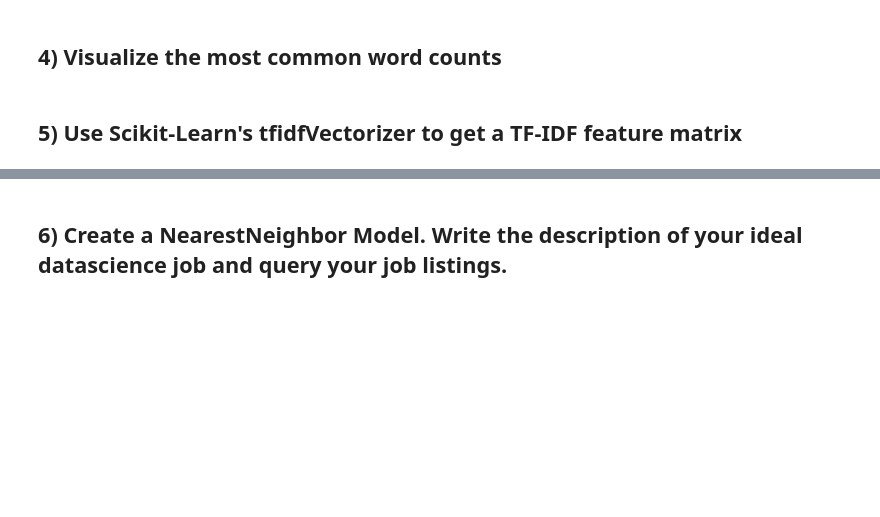
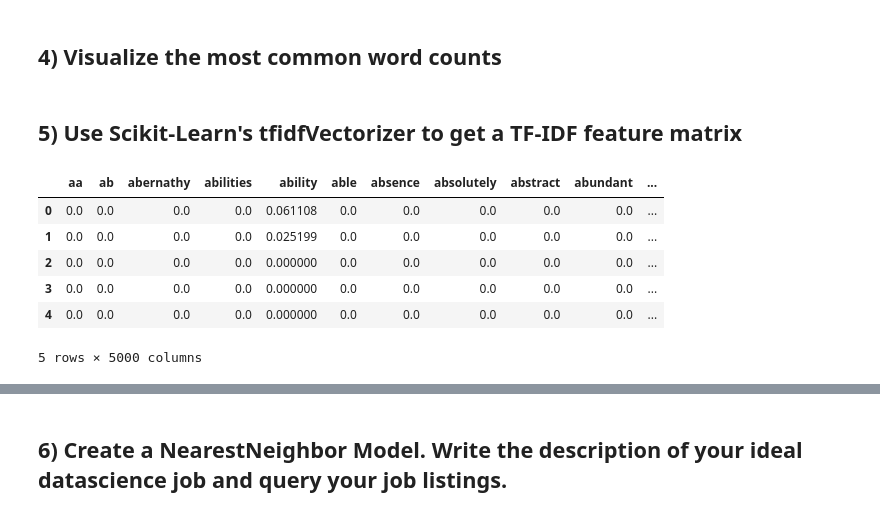
Before and after one commit to RMDircio/DS-Unit-4-Sprint-1-NLP, a Jupyter notebook: module2-vector-representations/Regina_Dircio_DSPT5_412_Vector_Representations_Assignment.ipynb, the cells around one changed output, grey strips where cells are left out. Cells and saved outputs as stored; diff of their text form; code cells hidden in the pictures; blank space fills up the shorter version.

```diff
--- a/module2-vector-representations/Regina_Dircio_DSPT5_412_Vector_Representations_Assignment.ipynb
+++ b/module2-vector-representations/Regina_Dircio_DSPT5_412_Vector_Representations_Assignment.ipynb
@@ -82,13 +91,13 @@ jobs['tokens'] = jobs['tokens'].apply(clean_punct)
 # %% [markdown]
 ## 2) Use Spacy to tokenize the listings
 # %%
-nlp = spacy.load("en_core_web_lg")
+# nlp = spacy.load("en_core_web_lg")
 
-tokens = []
+# tokens = []
 
-""" Make them tokens """
-for doc in tokenizer.pipe(jobs['tokens'], batch_size=500):
-    doc_tokens = [token.text for token in doc]
-    tokens.append(doc_tokens)
+# """ Make them tokens """
+# for doc in tokenizer.pipe(jobs['tokens'], batch_size=500):
+#     doc_tokens = [token.text for token in doc]
+#     tokens.append(doc_tokens)
 
-jobs['tokens'] = tokens
+# jobs['tokens'] = tokens
@@ -144,0 +154,26 @@ raise Exception("\nThis task is not complete. \nReplace this line with your code
+# %%
+from sklearn.feature_extraction.text import TfidfVectorizer
+
+# Instantiate vectorizer object
+tfidf = TfidfVectorizer(stop_words='english', max_features=5000)
+
+# Create a vocabulary and get word counts per document
+# Similiar to fit_predict
+'''FIT AND TRANSFROM - use on training data'''
+dtm = tfidf.fit_transform(data)
+
+# Print word counts
+
+# Get feature names to use as dataframe column headers
+dtm = pd.DataFrame(dtm.todense(), columns=tfidf.get_feature_names())
+
+# View Feature Matrix as DataFrame
+dtm.head()
+# %% [output]
+|  | aa | ab | abernathy | abilities | ability | able | absence | absolutely | abstract | abundant | ... |
+| 0 | 0.0 | 0.0 | 0.0 | 0.0 | 0.061108 | 0.0 | 0.0 | 0.0 | 0.0 | 0.0 | ... |
+| 1 | 0.0 | 0.0 | 0.0 | 0.0 | 0.025199 | 0.0 | 0.0 | 0.0 | 0.0 | 0.0 | ... |
+| 2 | 0.0 | 0.0 | 0.0 | 0.0 | 0.000000 | 0.0 | 0.0 | 0.0 | 0.0 | 0.0 | ... |
+| 3 | 0.0 | 0.0 | 0.0 | 0.0 | 0.000000 | 0.0 | 0.0 | 0.0 | 0.0 | 0.0 | ... |
+| 4 | 0.0 | 0.0 | 0.0 | 0.0 | 0.000000 | 0.0 | 0.0 | 0.0 | 0.0 | 0.0 | ... |
+5 rows × 5000 columns
```
Also changed, not shown: parts of 22 cells of this notebook.
